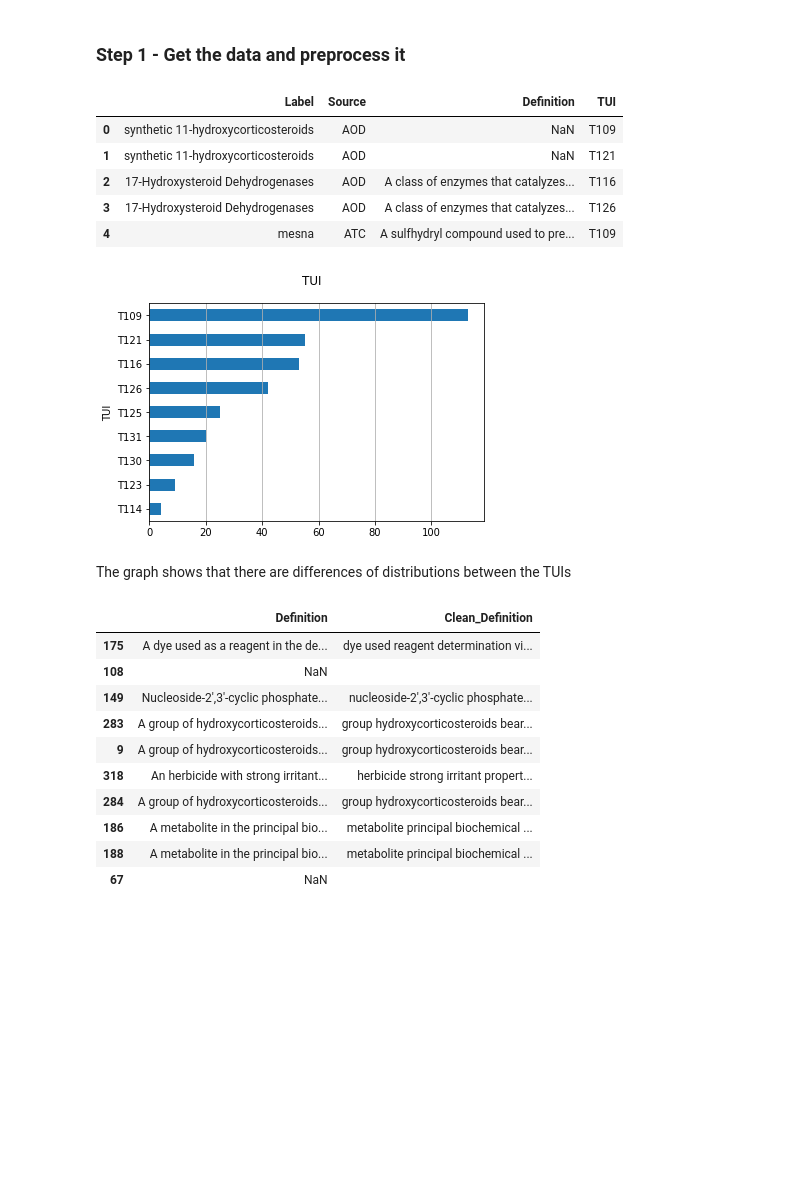
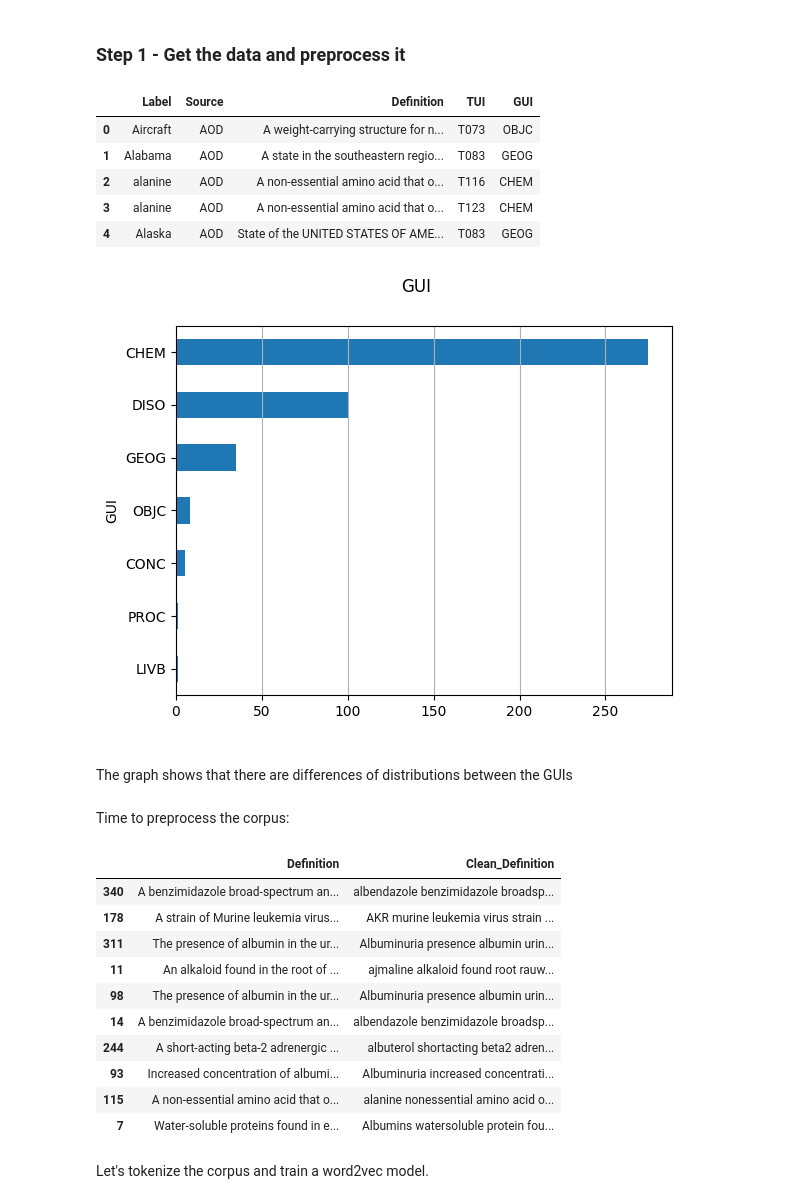
Before and after one commit to sifrproject/UMLS-Types-assignor, a Jupyter notebook: main.ipynb, the cells around one changed output. Drawn from its saved outputs; the diff is of its cells as text; code cells hidden in the pictures; blank space fills up the shorter version.

Commit message:
feat(notebook): add config.yaml + Word Embedding (word2vec) + Update requirements.txt

```diff
--- a/main.ipynb
+++ b/main.ipynb
@@ -26,3 +41,14 @@ nltk.download('omw-1.4')
+# %%
+# Folder to load config file
+CONFIG_PATH = "./"
+
+# Function to load yaml configuration file
+def load_config(config_name):
+    with open(os.path.join(CONFIG_PATH, config_name)) as file:
+        config = yaml.safe_load(file)
+    return config
+
+config = load_config("config.yaml")
 # %% [markdown]
 ### Step 1 - Get the data and preprocess it
 # %%
@@ -30,28 +56,31 @@ nltk.download('omw-1.4')
 data = pd.read_csv('data.csv')
 
 # Display only certains columns to have better display
-# (missing columns: Nb_Parents, Nb_Children, Has_Nb_Parents_And_Children, Has_Definition, TUI_Index)
-data.loc[:,['Label', 'Source', 'Definition', 'TUI']].head()
+# (missing columns: Nb_Parents, Nb_Children, Has_Nb_Parents_And_Children, Has_Definition)
+data.loc[:,['Label', 'Source', 'Definition', 'TUI', 'GUI']].head()
 # %% [output]
-|  | Label | Source | Definition | TUI |
-| 0 | synthetic 11-hydroxycorticosteroids | AOD | NaN | T109 |
-| 1 | synthetic 11-hydroxycorticosteroids | AOD | NaN | T121 |
-| 2 | 17-Hydroxysteroid Dehydrogenases | AOD | A class of enzymes that catalyzes... | T116 |
-| 3 | 17-Hydroxysteroid Dehydrogenases | AOD | A class of enzymes that catalyzes... | T126 |
-| 4 | mesna | ATC | A sulfhydryl compound used to pre... | T109 |
+|  | Label | Source | Definition | TUI | GUI |
+| 0 | Aircraft | AOD | A weight-carrying structure for n... | T073 | OBJC |
+| 1 | Alabama | AOD | A state in the southeastern regio... | T083 | GEOG |
+| 2 | alanine | AOD | A non-essential amino acid that o... | T116 | CHEM |
+| 3 | alanine | AOD | A non-essential amino acid that o... | T123 | CHEM |
+| 4 | Alaska | AOD | State of the UNITED STATES OF AME... | T083 | GEOG |
 # %%
 # Plotting the univariate distribution of the data
 
 fig, ax = plt.subplots()
-fig.suptitle("TUI", fontsize=12)
-data["TUI"].reset_index().groupby("TUI").count().sort_values(by=
+column = config["y_classificaton_column"]
+fig.suptitle(column, fontsize=12)
+data[column].reset_index().groupby(column).count().sort_values(by=
        "index").plot(kind="barh", legend=False,
         ax=ax).grid(axis='x')
 plt.show()
 # %% [output]
-[figure, old version]
+[figure, new version]
 # %% [markdown]
-The graph shows that there are differences of distributions between the TUIs
+The graph shows that there are differences of distributions between the GUIs
+# %% [markdown]
+Time to preprocess the corpus:
 # %%
 # Picture of the difference between stemming and lemmitization: https://miro.medium.com/max/1400/1*ES5bt7IoInIq2YioQp2zcQ.png
 
@@ -72,18 +101,20 @@ def utils_preprocessing_corpus(text, stopwords=None, stemming=False, lemmitizati
         return ""
     # Convert text to lowercase
     text = text.lower()
+    # Remove links
+    text = re.sub(r'https?:\/\/.*[\r\n]*', '', text, flags=re.MULTILINE)
     # Remove punctuation
-    text = text.replace('[^\w\s]','').strip()
-    # Tokenize
+    text = re.sub(r'[^\w\s]', '', text)
+    # Split every word
     text = text.split()
     # Remove stopwords
     if stopwords:
         text = [word for word in text if word not in stopwords]
-    ## Lemmatisation (convert the word into root word)
+    # Lemmatisation (convert the word into root word)
     if lemmitization == True:
         lem = nltk.stem.wordnet.WordNetLemmatizer()
         text = [lem.lemmatize(word) for word in text]
-    ## Stemming (remove -ing, -ly, ...)
+    # Stemming (remove -ing, -ly, ...)
     if stemming == True:
         ps = nltk.stem.porter.PorterStemmer()
         text = [ps.stem(word) for word in text]
@@ -92,19 +123,22 @@ def utils_preprocessing_corpus(text, stopwords=None, stemming=False, lemmitizati
     return text
 
 stopwords = nltk.corpus.stopwords.words("english")
-data.loc[:,"Clean_Definition"] = data.loc[:,"Definition"].apply(utils_preprocessing_corpus, args=(stopwords, False, True))
+data.loc[:,"Clean_Definition"] = data.loc[:,"Definition"].apply(utils_preprocessing_corpus, args=(stopwords, config["stemming"], config["lemmitization"]))
+# Concatenate Label and Clean_Definition in corpus
+data.loc[:,"Clean_Definition"] = data.loc[:,"Label"] + " " + data.loc[:,"Clean_Definition"]
 
 # Show 10 random rows
+pd.set_option('display.max_colwidth', 80)
 data.loc[:,['Definition', 'Clean_Definition']].sample(10)
 # %% [output]
 |  | Definition | Clean_Definition |
-| 175 | A dye used as a reagent in the de... | dye used reagent determination vi... |
-| 108 | NaN |  |
-| 149 | Nucleoside-2',3'-cyclic phosphate... | nucleoside-2',3'-cyclic phosphate... |
-| 283 | A group of hydroxycorticosteroids... | group hydroxycorticosteroids bear... |
-| 9 | A group of hydroxycorticosteroids... | group hydroxycorticosteroids bear... |
-| 318 | An herbicide with strong irritant... | herbicide strong irritant propert... |
-| 284 | A group of hydroxycorticosteroids... | group hydroxycorticosteroids bear... |
-| 186 | A metabolite in the principal bio... | metabolite principal biochemical ... |
-| 188 | A metabolite in the principal bio... | metabolite principal biochemical ... |
-| 67 | NaN |  |
+| 340 | A benzimidazole broad-spectrum an... | albendazole benzimidazole broadsp... |
+| 178 | A strain of Murine leukemia virus... | AKR murine leukemia virus strain ... |
+| 311 | The presence of albumin in the ur... | Albuminuria presence albumin urin... |
+| 11 | An alkaloid found in the root of ... | ajmaline alkaloid found root rauw... |
+| 98 | The presence of albumin in the ur... | Albuminuria presence albumin urin... |
+| 14 | A benzimidazole broad-spectrum an... | albendazole benzimidazole broadsp... |
+| 244 | A short-acting beta-2 adrenergic ... | albuterol shortacting beta2 adren... |
+| 93 | Increased concentration of albumi... | Albuminuria increased concentrati... |
+| 115 | A non-essential amino acid that o... | alanine nonessential amino acid o... |
+| 7 | Water-soluble proteins found in e... | Albumins watersoluble protein fou... |
@@ -110,0 +154,2 @@ data.loc[:,['Definition', 'Clean_Definition']].sample(10)
+# %% [markdown]
+Let's tokenize the corpus and train a word2vec model.
```
Also changed, not shown: parts of 11 cells of this notebook, 2 other files.
